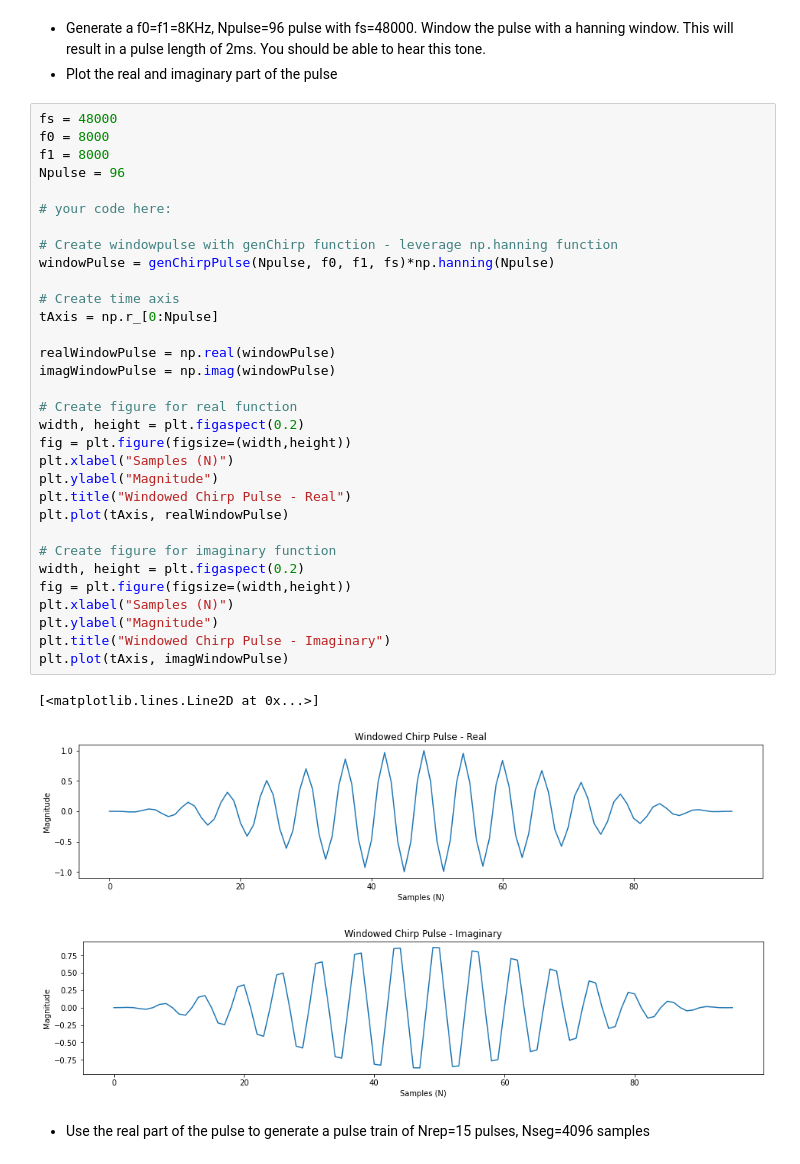
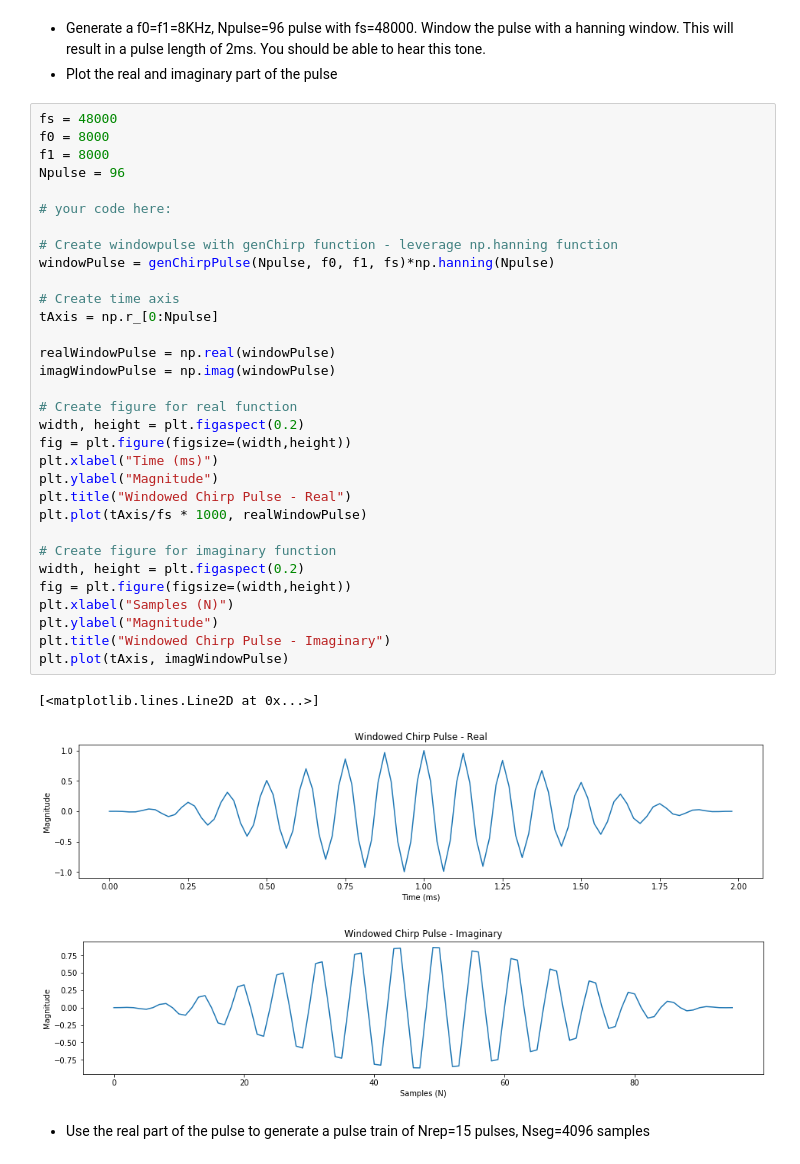
Before and after one commit to EricNRodriguez/ELEC3305_sonar, a Jupyter notebook: sonarpackage/TimeDomain-Sonar.ipynb, the cells around one changed output. Cells and saved outputs as stored; diff of their text form.

```diff
--- a/sonarpackage/TimeDomain-Sonar.ipynb
+++ b/sonarpackage/TimeDomain-Sonar.ipynb
@@ -894,36 +894,36 @@ fs = 48000
 f0 = 8000
 f1 = 8000
 Npulse = 96
 
 # your code here:
 
 # Create windowpulse with genChirp function - leverage np.hanning function
 windowPulse = genChirpPulse(Npulse, f0, f1, fs)*np.hanning(Npulse)
 
 # Create time axis
 tAxis = np.r_[0:Npulse]
 
 realWindowPulse = np.real(windowPulse)
 imagWindowPulse = np.imag(windowPulse)
 
 # Create figure for real function
 width, height = plt.figaspect(0.2)
 fig = plt.figure(figsize=(width,height))
-plt.xlabel("Samples (N)")
+plt.xlabel("Time (ms)")
 plt.ylabel("Magnitude")
 plt.title("Windowed Chirp Pulse - Real")
-plt.plot(tAxis, realWindowPulse)
+plt.plot(tAxis/fs * 1000, realWindowPulse)
 
 # Create figure for imaginary function
 width, height = plt.figaspect(0.2)
 fig = plt.figure(figsize=(width,height))
 plt.xlabel("Samples (N)")
 plt.ylabel("Magnitude")
 plt.title("Windowed Chirp Pulse - Imaginary")
 plt.plot(tAxis, imagWindowPulse)
 # %% [output]
 [<matplotlib.lines.Line2D at 0x...>]
-[figure, old version]
+[figure, new version]
 [figure]
 # %% [markdown]
 * Use the real part of the pulse to generate a pulse train of Nrep=15 pulses, Nseg=4096 samples
```
Also changed, not shown: parts of 18 cells of this notebook.
